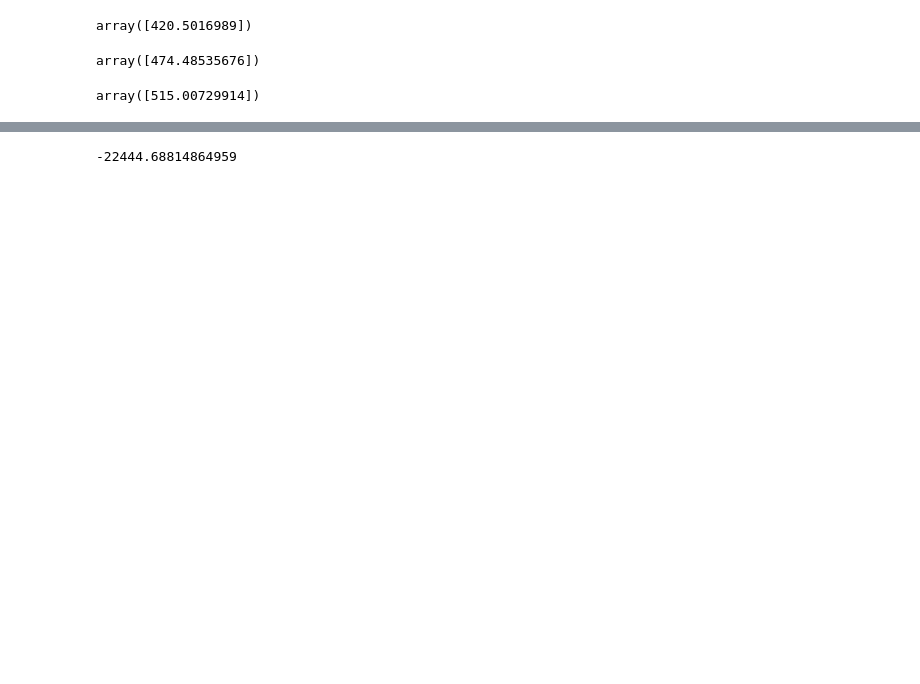
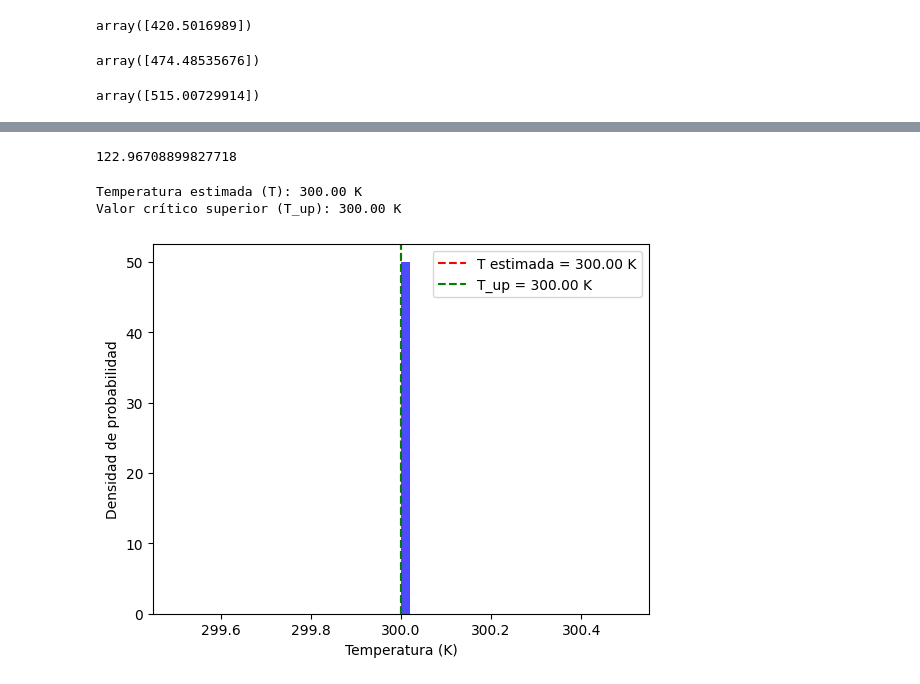
Before and after one commit to JSRV18/Dinosaurio-repository, a Jupyter notebook: Parcial3Dinosaurio.ipynb, the cells around one changed output, grey strips where cells are left out. Saved outputs shown, nothing was run; the diff lists cells and outputs as text; code cells hidden in the pictures; blank space fills up the shorter version.

```diff
--- a/Parcial3Dinosaurio.ipynb
+++ b/Parcial3Dinosaurio.ipynb
@@ -292,25 +368,0 @@ Requirement already satisfied: six>=1.5 in /usr/local/lib/python3.10/dist-packag
-# %%
-import emcee
-import corner
-
-def LogPrior(T):
-  if 100 < T < 1500:
-    return 0.0
-  else:
-    return -np.inf
-
-def LogLikelihood(T,v):
-  return np.sum(np.log(likelihood(T, v)))
-
-
-def LogPosterior(T,v):
-
-  LogP = LogPrior(T)
-  if not np.isfinite(LogP):
-    return -np.inf
-  else:
-    return LogP - JointLikelihood(T,v)
-
-LogPosterior(1000,V)
-# %% [output]
--22444.68814864959
@@ -316,0 +401,49 @@ LogPosterior(1000,V)
+# %%
+T_std
+# %% [output]
+122.96708899827718
+# %%
+def metropolis_hastings(data, n_iter=20000, T_init=300, step_size=1):
+    T_values = [T_init]
+    current_T = T_init
+
+    for _ in range(n_iter):
+        proposed_T = current_T + np.random.uniform(-step_size, step_size)
+        if proposed_T <= 0:  # Rechazar temperaturas negativas o cero
+            continue
+
+        # Calcular likelihood
+        likelihood_current = np.prod(likelihood(data, current_T))
+        likelihood_proposed = np.prod(likelihood(data, proposed_T))
+
+        # Aceptar o rechazar
+        acceptance_ratio = likelihood_proposed / likelihood_current
+        if acceptance_ratio >= 1 or np.random.rand() < acceptance_ratio:
+            current_T = proposed_T
+
+        T_values.append(current_T)
+
+    return np.array(T_values)
+
+# Ejecutar Metropolis-Hastings
+T_samples = metropolis_hastings(V)
+
+# Estimar T y calcular intervalo de confianza
+T_estimada = np.mean(T_samples)
+percentil_95 = np.percentile(T_samples, 95)
+
+print(f"Temperatura estimada (T): {T_estimada:.2f} K")
+print(f"Valor crítico superior (T_up): {percentil_95:.2f} K")
+
+# Graficar distribución posterior de T
+plt.hist(T_samples, bins=50, density=True, alpha=0.7, color='blue')
+plt.axvline(T_estimada, color='red', linestyle='--', label=f'T estimada = {T_estimada:.2f} K')
+plt.axvline(percentil_95, color='green', linestyle='--', label=f'T_up = {percentil_95:.2f} K')
+plt.xlabel("Temperatura (K)")
+plt.ylabel("Densidad de probabilidad")
+plt.legend()
+plt.show()
+# %% [output]
+Temperatura estimada (T): 300.00 K
+Valor crítico superior (T_up): 300.00 K
+[figure, added]
```
Also changed, not shown: parts of 36 cells of this notebook.
